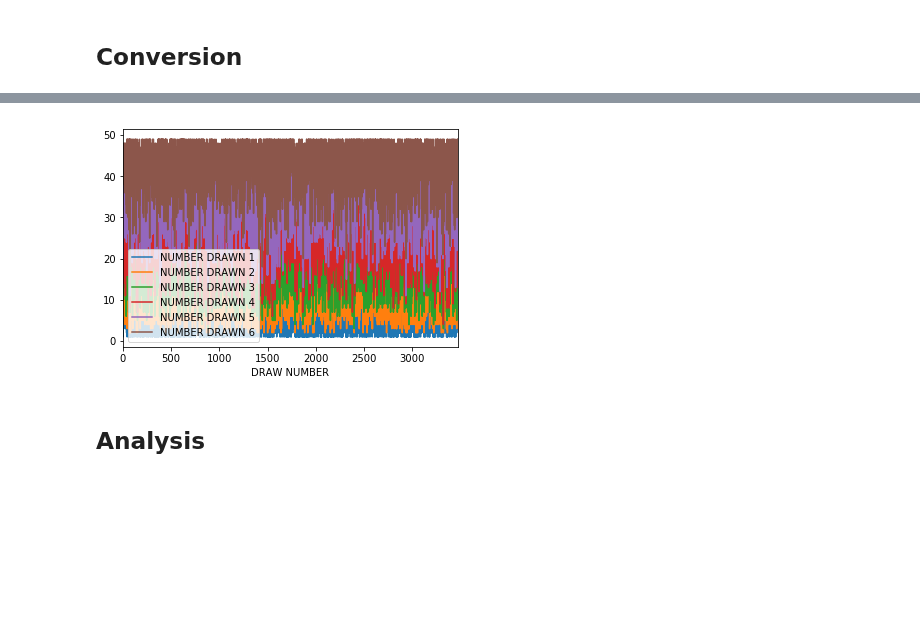
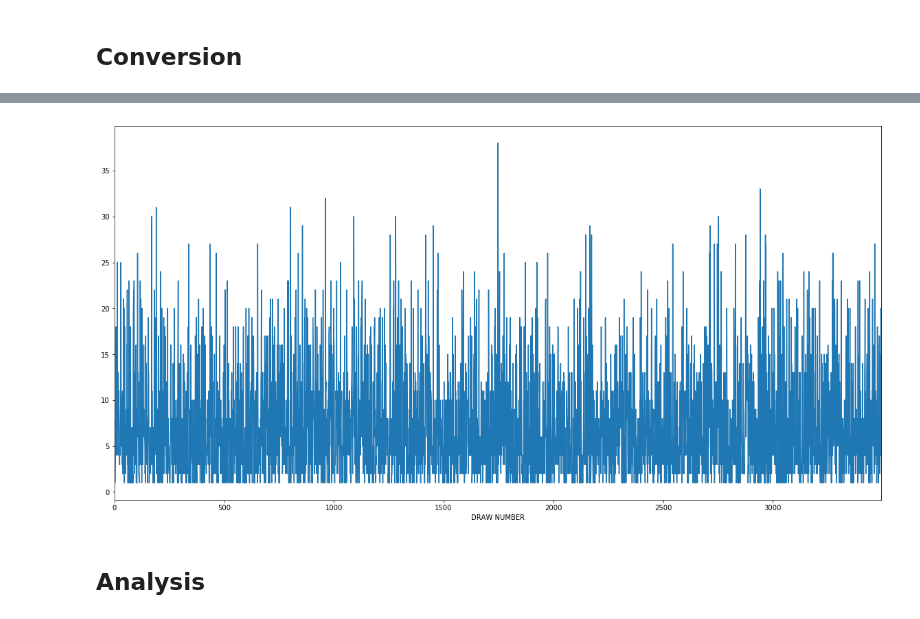
Before and after one commit to JesseScott/Lotto649, a Jupyter notebook: lotto.ipynb, the cells around one changed output, grey strips where cells are left out. Cells and saved outputs as stored; diff of their text form; code cells hidden in the pictures; blank space fills up the shorter version.

```diff
--- a/lotto.ipynb
+++ b/lotto.ipynb
@@ -90,11 +90,12 @@ draws.head()
 # %%
 %matplotlib inline
 import matplotlib.pyplot as plt
+plt.rcParams['figure.figsize'] = (20.0, 10.0)
 
-draws.plot()
+draws["NUMBER DRAWN 1"].plot()
 plt.show()
 # %% [output]
-[figure, old version]
+[figure, new version]
 # %% [markdown]
 ## Analysis
 # %%
```
Also changed, not shown: parts of 14 cells of this notebook.
